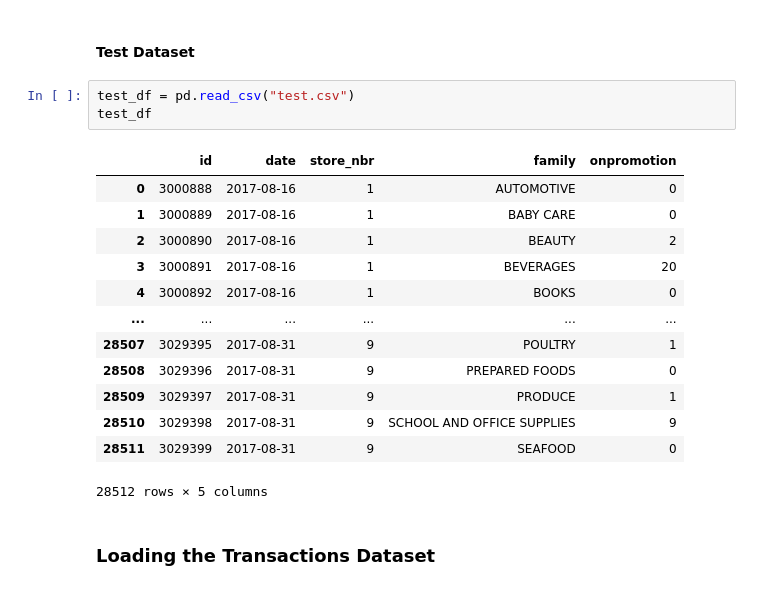
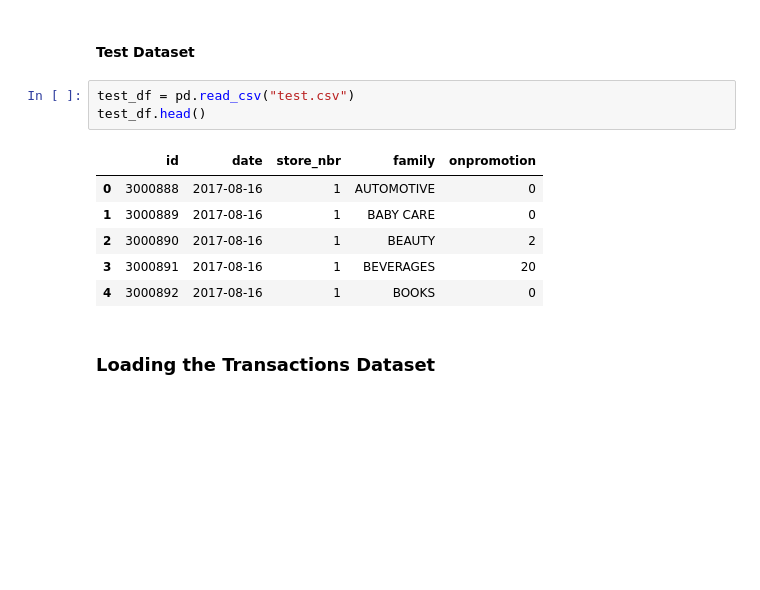
Before and after one commit to rasmodev/Time-Series-Forecasting---ML-Regression-Project, a Jupyter notebook: Regression_Time_Series.ipynb, the cells around one changed output. Saved outputs shown, nothing was run; the diff lists cells and outputs as text; blank space fills up the shorter version.

```diff
--- a/Regression_Time_Series.ipynb
+++ b/Regression_Time_Series.ipynb
@@ -136,21 +135,14 @@ train_df
 #### Test Dataset
 # %%
 test_df = pd.read_csv("test.csv")
-test_df
+test_df.head()
 # %% [output]
 |  | id | date | store_nbr | family | onpromotion |
 | 0 | 3000888 | 2017-08-16 | 1 | AUTOMOTIVE | 0 |
 | 1 | 3000889 | 2017-08-16 | 1 | BABY CARE | 0 |
 | 2 | 3000890 | 2017-08-16 | 1 | BEAUTY | 2 |
 | 3 | 3000891 | 2017-08-16 | 1 | BEVERAGES | 20 |
 | 4 | 3000892 | 2017-08-16 | 1 | BOOKS | 0 |
-| ... | ... | ... | ... | ... | ... |
-| 28507 | 3029395 | 2017-08-31 | 9 | POULTRY | 1 |
-| 28508 | 3029396 | 2017-08-31 | 9 | PREPARED FOODS | 0 |
-| 28509 | 3029397 | 2017-08-31 | 9 | PRODUCE | 1 |
-| 28510 | 3029398 | 2017-08-31 | 9 | SCHOOL AND OFFICE SUPPLIES | 9 |
-| 28511 | 3029399 | 2017-08-31 | 9 | SEAFOOD | 0 |
-28512 rows × 5 columns
 # %% [markdown]
 ### Loading the Transactions Dataset
 # %%
```
Also changed, not shown: parts of 30 cells of this notebook.
